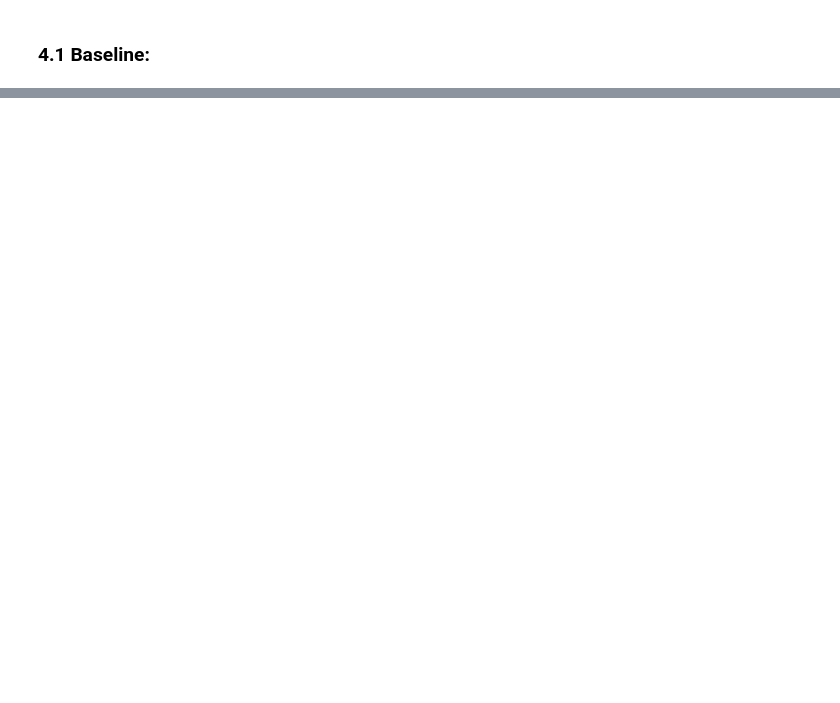
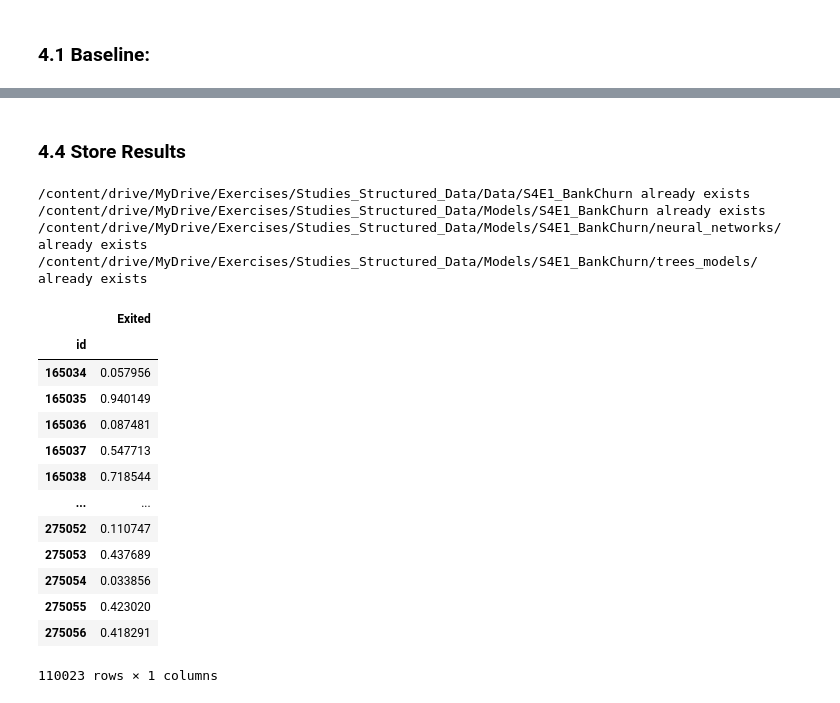
Before and after one commit to fabriziobasso/kaggle, a Jupyter notebook: Models_dnn_v0.ipynb, the cells around one changed output, grey strips where cells are left out. Drawn from its saved outputs; the diff is of its cells as text; code cells hidden in the pictures; blank space fills up the shorter version.

```diff
--- a/Models_dnn_v0.ipynb
+++ b/Models_dnn_v0.ipynb
@@ -843,0 +1446,2 @@ model.summary()
+# %% [markdown]
+### 4.4 Store Results
@@ -843,0 +1453,43 @@ model.summary()
+# %%
+folder_data = "/content/drive/MyDrive/Exercises/Studies_Structured_Data/Data/S4E1_BankChurn"
+models_folders = "/content/drive/MyDrive/Exercises/Studies_Structured_Data/Models/S4E1_BankChurn"
+folders_nn = "/content/drive/MyDrive/Exercises/Studies_Structured_Data/Models/S4E1_BankChurn/neural_networks/"
+folders_trees = "/content/drive/MyDrive/Exercises/Studies_Structured_Data/Models/S4E1_BankChurn/trees_models/"
+
+list_directories = [folder_data,models_folders,folders_nn,folders_trees]
+
+for path in list_directories:
+  try:
+      os.mkdir(path)
+  except OSError as error:
+      print(f"{path} already exists")
+
+
+os.chdir(folder_data)
+# %% [output]
+/content/drive/MyDrive/Exercises/Studies_Structured_Data/Data/S4E1_BankChurn already exists
+/content/drive/MyDrive/Exercises/Studies_Structured_Data/Models/S4E1_BankChurn already exists
+/content/drive/MyDrive/Exercises/Studies_Structured_Data/Models/S4E1_BankChurn/neural_networks/ already exists
+/content/drive/MyDrive/Exercises/Studies_Structured_Data/Models/S4E1_BankChurn/trees_models/ already exists
+# %%
+experiment_name="model_cb_v0_new_ds"
+
+sub = pd.read_csv("sample_submission.csv", index_col=0)
+sub.iloc[:,:] = test_results_df.values
+sub.to_csv(f"Results/{experiment_name}.csv")
+sub
+# %% [output]
+|  | Exited |
+| id |  |
+| 165034 | 0.057956 |
+| 165035 | 0.940149 |
+| 165036 | 0.087481 |
+| 165037 | 0.547713 |
+| 165038 | 0.718544 |
+| ... | ... |
+| 275052 | 0.110747 |
+| 275053 | 0.437689 |
+| 275054 | 0.033856 |
+| 275055 | 0.423020 |
+| 275056 | 0.418291 |
+110023 rows × 1 columns
```
Also changed, not shown: parts of 37 cells of this notebook.
